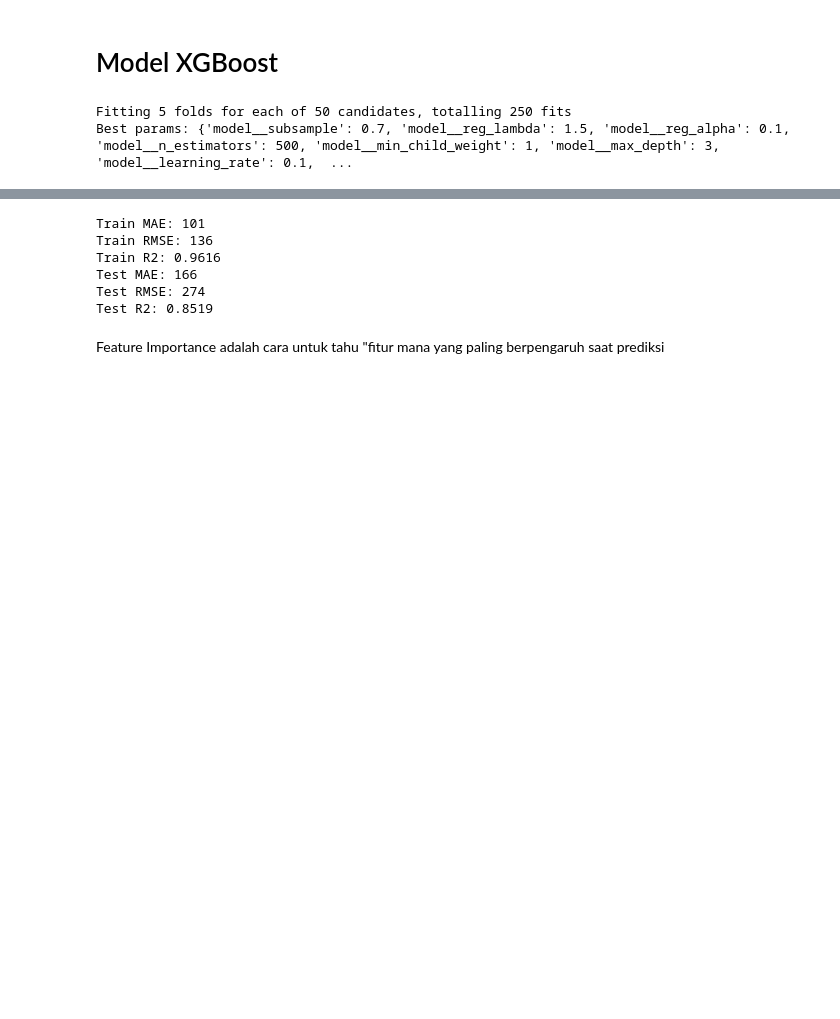
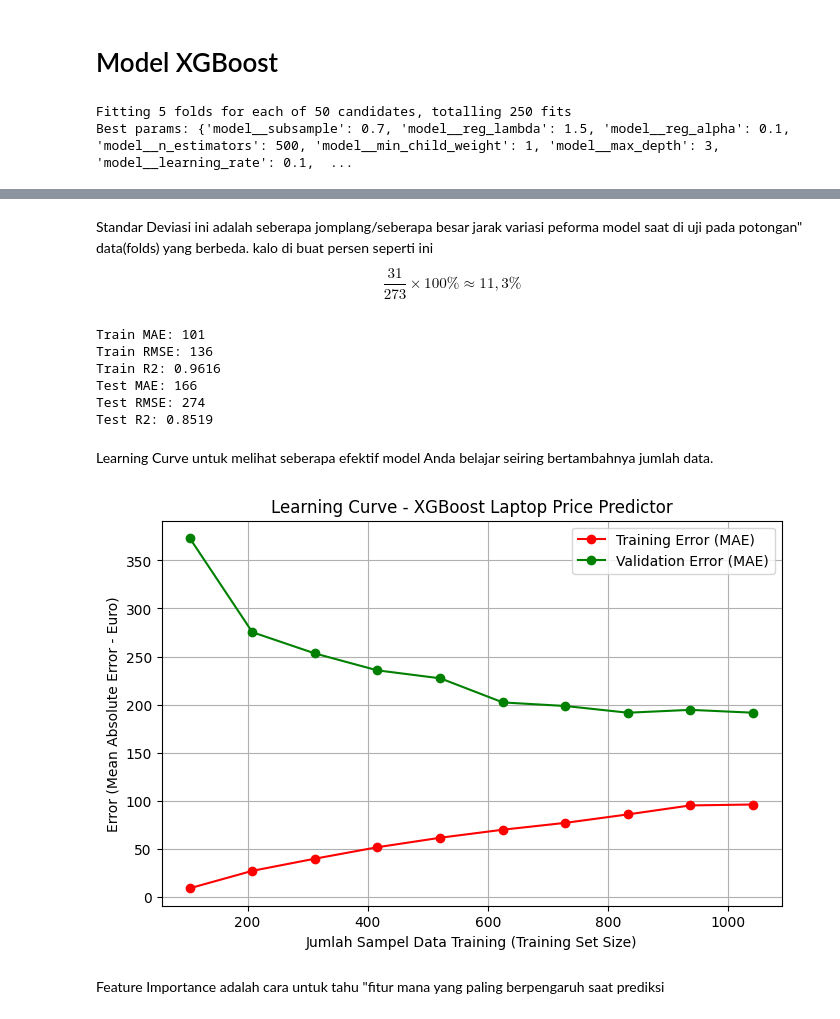
Before and after one commit to Hervansyah08/belajar_regresi_laptop_XGBoost, a Jupyter notebook: prediksi_harga_laptop_XGBoost_Regression.ipynb, the cells around one changed output, grey strips where cells are left out. Cells and saved outputs as stored; diff of their text form; code cells hidden in the pictures; blank space fills up the shorter version.

Commit message:
mengganti file ipynb dengan yang baru

```diff
--- a/prediksi_harga_laptop_XGBoost_Regression.ipynb
+++ b/prediksi_harga_laptop_XGBoost_Regression.ipynb
@@ -293,3 +340,6 @@ Best params: {'model__subsample': 0.7, 'model__reg_lambda': 1.5, 'model__reg_alp
+# %% [markdown]
+Standar Deviasi ini adalah seberapa jomplang/seberapa besar jarak variasi peforma model saat di uji pada potongan" data(folds) yang berbeda.
+kalo di buat persen seperti ini $$\frac{31}{273} \times 100\% \approx 11,3\%$$
 # %%
 y_train_pred = best_model.predict(X_train)
 y_test_pred = best_model.predict(X_test)
@@ -323,6 +373,49 @@ Test R2: 0.8519
 
 # Train R2: 0.9316      # model menangkap 93% pola data latihan
 # Test R2: 0.8273       # model menangkap 82% pola data baru
+# %% [markdown]
+Learning Curve untuk melihat seberapa efektif model Anda belajar seiring bertambahnya jumlah data.
+# %%
+import numpy as np
+import matplotlib.pyplot as plt
+from sklearn.model_selection import learning_curve
+
+# 1. Menentukan ukuran data pelatihan yang akan diuji (dari 10% sampai 100%)
+train_sizes = np.linspace(0.1, 1.0, 10)
+
+# 2. Menghitung learning curve menggunakan fungsi bawaan sklearn
+# Kita menggunakan pipeline/model Anda dan data X serta y Anda
+# Catatan: Pastikan Anda sudah mendefinisikan variabel X (fitur) dan y (Price_euros) sebelum menjalankan ini
+train_sizes, train_scores, test_scores = learning_curve(
+    estimator=best_model,                # Model/Pipeline XGBoost Anda
+    X=X,                               # Data fitur (X) setelah dipisahkan dari target
+    y=y,                               # Data target yaitu kolom 'Price_euros'
+    train_sizes=train_sizes,           # Variasi ukuran data training (10% - 100%)
+    cv=5,                              # 5-Fold Cross Validation
+    scoring='neg_mean_absolute_error', # Metrik evaluasi (MAE berharga negatif untuk optimasi)
+    n_jobs=-1                          # Menggunakan semua core prosesor agar lebih cepat
+)
+
+# 3. Mengubah skor MAE negatif menjadi positif agar lebih mudah dipahami
+train_mae = -train_scores.mean(axis=1)
+test_mae = -test_scores.mean(axis=1)
+
+# 4. Membuat plot visualisasi Learning Curve
+plt.figure(figsize=(8, 5))
+plt.plot(train_sizes, train_mae, 'o-', color='r', label='Training Error (MAE)')
+plt.plot(train_sizes, test_mae, 'o-', color='g', label='Validation Error (MAE)')
+
+# 5. Memberikan dekorasi pada grafik
+plt.title('Learning Curve - XGBoost Laptop Price Predictor')
+plt.xlabel('Jumlah Sampel Data Training (Training Set Size)')
+plt.ylabel('Error (Mean Absolute Error - Euro)')
+plt.grid(True)
+plt.legend(loc='best')
+
+# 6. Menampilkan grafik
+plt.show()
+# %% [output]
+[figure, added]
 # %% [markdown]
 Feature Importance adalah cara untuk tahu "fitur mana yang paling berpengaruh saat prediksi
 # %%
```
Also changed, not shown: parts of 6 cells of this notebook.
